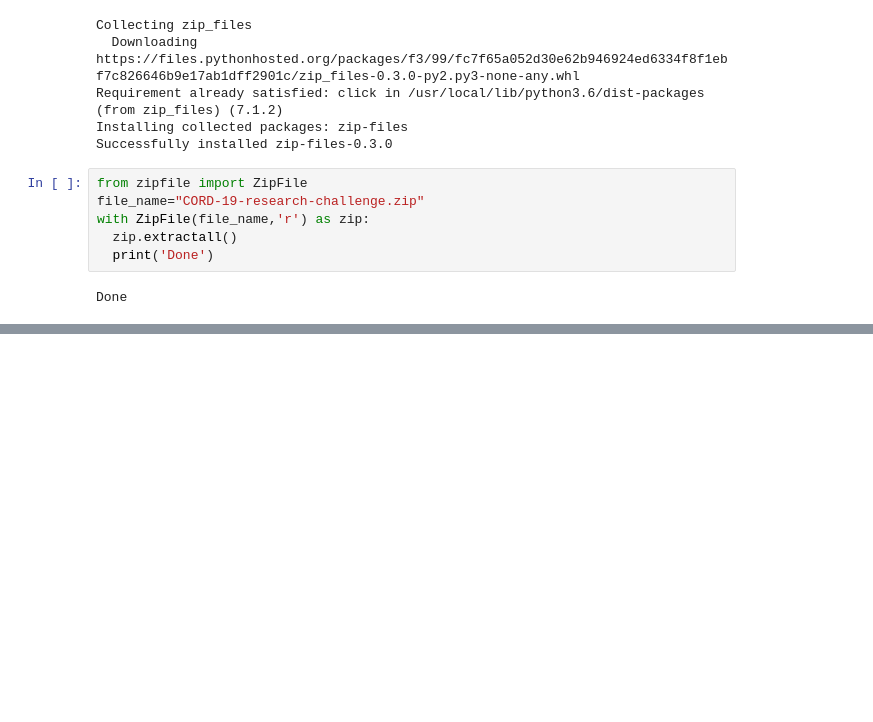
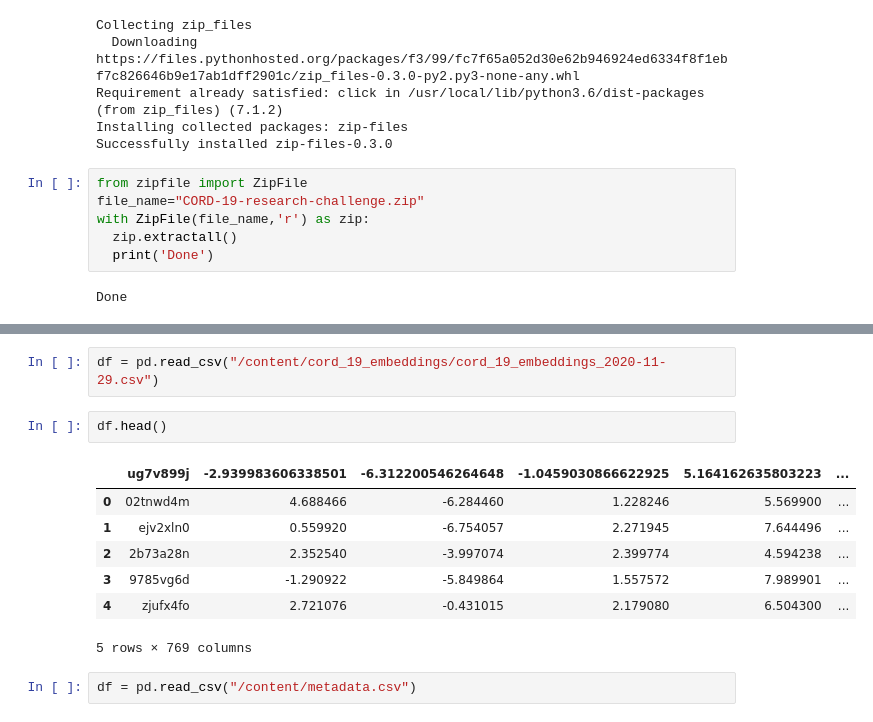
Before and after one commit to youneslebboukh/TS_test, a Jupyter notebook: txt_summ_test1.ipynb, the cells around one changed output, grey strips where cells are left out. Drawn from its saved outputs; the diff is of its cells as text; blank space fills up the shorter version.

```diff
--- a/txt_summ_test1.ipynb
+++ b/txt_summ_test1.ipynb
@@ -49,0 +59,14 @@ Done
+# %%
+df = pd.read_csv("/content/cord_19_embeddings/cord_19_embeddings_2020-11-29.csv")
+# %%
+df.head()
+# %% [output]
+|  | ug7v899j | -2.939983606338501 | -6.312200546264648 | -1.0459030866622925 | 5.164162635803223 | ... |
+| 0 | 02tnwd4m | 4.688466 | -6.284460 | 1.228246 | 5.569900 | ... |
+| 1 | ejv2xln0 | 0.559920 | -6.754057 | 2.271945 | 7.644496 | ... |
+| 2 | 2b73a28n | 2.352540 | -3.997074 | 2.399774 | 4.594238 | ... |
+| 3 | 9785vg6d | -1.290922 | -5.849864 | 1.557572 | 7.989901 | ... |
+| 4 | zjufx4fo | 2.721076 | -0.431015 | 2.179080 | 6.504300 | ... |
+5 rows × 769 columns
+# %%
+df = pd.read_csv("/content/metadata.csv")
```
Also changed, not shown: parts of 5 cells of this notebook.
